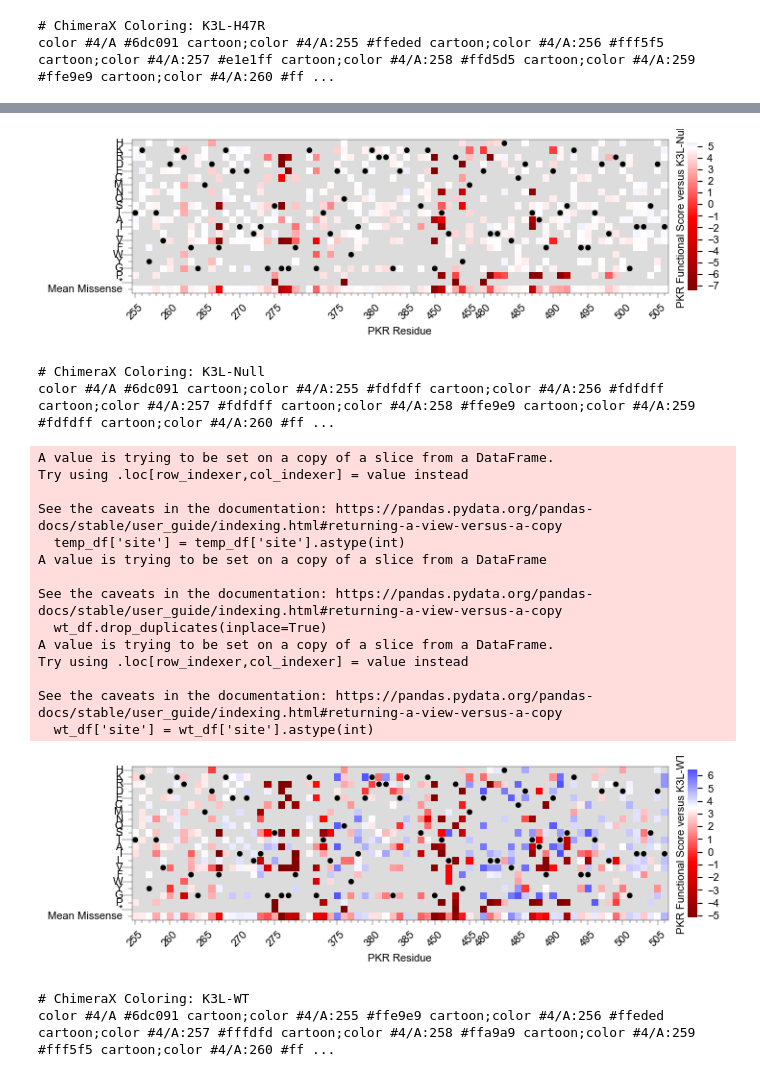
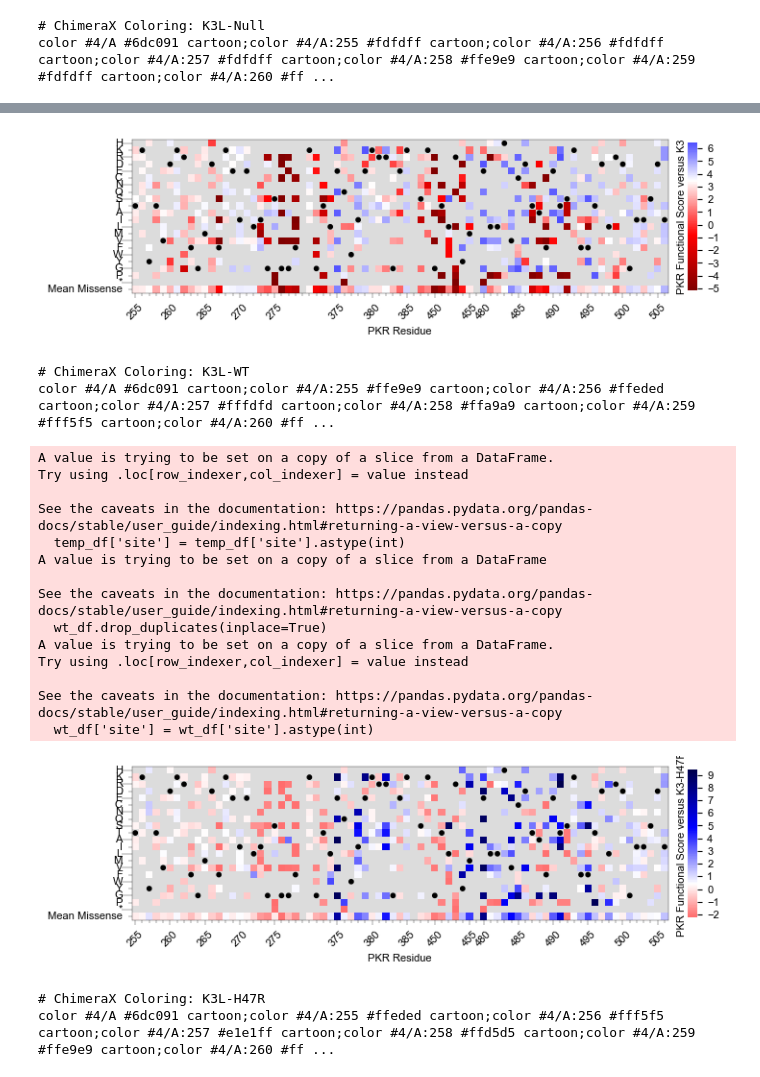
Before and after one commit to greenkidneybean/dms_human_pkr, a Jupyter notebook: workflow/notebooks/figure_pkr-heatmaps.ipynb, the cells around one changed output, grey strips where cells are left out. Cells and saved outputs as stored; diff of their text form; code cells hidden in the pictures.

```diff
--- a/workflow/notebooks/figure_pkr-heatmaps.ipynb
+++ b/workflow/notebooks/figure_pkr-heatmaps.ipynb
@@ -44,7 +44,7 @@ def custom_cmap(cmap_name, center, vmin, vmax):
     return cmap
 
 # + H-K, - D-E, Polar-neutral C-T, Non-polar A-V, Aromatic F-Y, Unique G-P, Stop *
-aa_list = ['H','K','R','D','E','C','M','N','Q','S','T','A','I','L','V','F','W','Y','G','P','*']
+aa_list = ['H','K','R','D','E','C','N','Q','S','T','A','I','L','M','V','F','W','Y','G','P','*']
 
 # alpha helix favoring order
 #aa_list = ['A','R','L','M','K','Q','E','I','W','S','Y','F','H','V','N','T','C','D','G','P','*']
@@ -53,7 +53,7 @@ aa_no_stops = aa_list.copy()
 aa_no_stops.remove("*")
 # %%
 # try adding circles for WT
-for k3 in df['k3'].unique().tolist():
+for k3, k3_name in zip(['K3L-Null','K3L-WT','K3L-H47R'],["K3Δ58","K3","K3-H47R"]):
     k3_df = df.query('k3 == @k3')
 
     width_in = 8
@@ -153,7 +153,7 @@ for k3 in df['k3'].unique().tolist():
     # final alterations of colorbar
     cbar = g.collections[0].colorbar
     cbar.ax.tick_params(labelsize=font_size)
-    cbar.set_label(f"PKR Functional Score versus {k3}", rotation=90, labelpad=1, font=font, size=font_size)
+    cbar.set_label(f"PKR Functional Score versus {k3_name}", rotation=90, labelpad=1, font=font, size=font_size)
     cbar.ax.yaxis.set_label_position('left')
 
     # Labels
@@ -202,7 +202,7 @@ for k3 in df['k3'].unique().tolist():
         spine.set_edgecolor('black')
 
     # save plot
-    plot_name = f'pkr-heatmap_{k3}_{width_in}x{height_in}.svg'
+    plot_name = f'pkr-heatmap_{k3}_{width_in}x{height_in}_revised.svg'
     output_file = os.path.join(save_dir, plot_name)
     plt.savefig(output_file, bbox_inches='tight', format='svg', transparent=True)
 
@@ -255,36 +255,36 @@ See the caveats in the documentation: https://pandas.pydata.org/pandas-docs/stab
-# ChimeraX Coloring: K3L-H47R
-color #4/A #6dc091 cartoon;color #4/A:255 #ffeded cartoon;color #4/A:256 #fff5f5 cartoon;color #4/A:257 #e1e1ff cartoon;color #4/A:258 #ffd5d5 cartoon;color #4/A:259 #ffe9e9 cartoon;color #4/A:260 #ff ...
+# ChimeraX Coloring: K3L-Null
+color #4/A #6dc091 cartoon;color #4/A:255 #fdfdff cartoon;color #4/A:256 #fdfdff cartoon;color #4/A:257 #fdfdff cartoon;color #4/A:258 #ffe9e9 cartoon;color #4/A:259 #fdfdff cartoon;color #4/A:260 #ff ...
 A value is trying to be set on a copy of a slice from a DataFrame.
 Try using .loc[row_indexer,col_indexer] = value instead
 
 See the caveats in the documentation: https://pandas.pydata.org/pandas-docs/stable/user_guide/indexing.html#returning-a-view-versus-a-copy
   temp_df['site'] = temp_df['site'].astype(int)
 A value is trying to be set on a copy of a slice from a DataFrame
 
 See the caveats in the documentation: https://pandas.pydata.org/pandas-docs/stable/user_guide/indexing.html#returning-a-view-versus-a-copy
   wt_df.drop_duplicates(inplace=True)
 A value is trying to be set on a copy of a slice from a DataFrame.
 Try using .loc[row_indexer,col_indexer] = value instead
 
 See the caveats in the documentation: https://pandas.pydata.org/pandas-docs/stable/user_guide/indexing.html#returning-a-view-versus-a-copy
   wt_df['site'] = wt_df['site'].astype(int)
-[figure, old version]
+[figure, new version]
-# ChimeraX Coloring: K3L-Null
-color #4/A #6dc091 cartoon;color #4/A:255 #fdfdff cartoon;color #4/A:256 #fdfdff cartoon;color #4/A:257 #fdfdff cartoon;color #4/A:258 #ffe9e9 cartoon;color #4/A:259 #fdfdff cartoon;color #4/A:260 #ff ...
+# ChimeraX Coloring: K3L-WT
+color #4/A #6dc091 cartoon;color #4/A:255 #ffe9e9 cartoon;color #4/A:256 #ffeded cartoon;color #4/A:257 #fffdfd cartoon;color #4/A:258 #ffa9a9 cartoon;color #4/A:259 #fff5f5 cartoon;color #4/A:260 #ff ...
 A value is trying to be set on a copy of a slice from a DataFrame.
 Try using .loc[row_indexer,col_indexer] = value instead
 
 See the caveats in the documentation: https://pandas.pydata.org/pandas-docs/stable/user_guide/indexing.html#returning-a-view-versus-a-copy
   temp_df['site'] = temp_df['site'].astype(int)
 A value is trying to be set on a copy of a slice from a DataFrame
 
 See the caveats in the documentation: https://pandas.pydata.org/pandas-docs/stable/user_guide/indexing.html#returning-a-view-versus-a-copy
   wt_df.drop_duplicates(inplace=True)
 A value is trying to be set on a copy of a slice from a DataFrame.
 Try using .loc[row_indexer,col_indexer] = value instead
 
 See the caveats in the documentation: https://pandas.pydata.org/pandas-docs/stable/user_guide/indexing.html#returning-a-view-versus-a-copy
   wt_df['site'] = wt_df['site'].astype(int)
-[figure, old version]
+[figure, new version]
-# ChimeraX Coloring: K3L-WT
-color #4/A #6dc091 cartoon;color #4/A:255 #ffe9e9 cartoon;color #4/A:256 #ffeded cartoon;color #4/A:257 #fffdfd cartoon;color #4/A:258 #ffa9a9 cartoon;color #4/A:259 #fff5f5 cartoon;color #4/A:260 #ff ...
+# ChimeraX Coloring: K3L-H47R
+color #4/A #6dc091 cartoon;color #4/A:255 #ffeded cartoon;color #4/A:256 #fff5f5 cartoon;color #4/A:257 #e1e1ff cartoon;color #4/A:258 #ffd5d5 cartoon;color #4/A:259 #ffe9e9 cartoon;color #4/A:260 #ff ...
```
Also changed, not shown: parts of 1 cell of this notebook, 50 other files.
